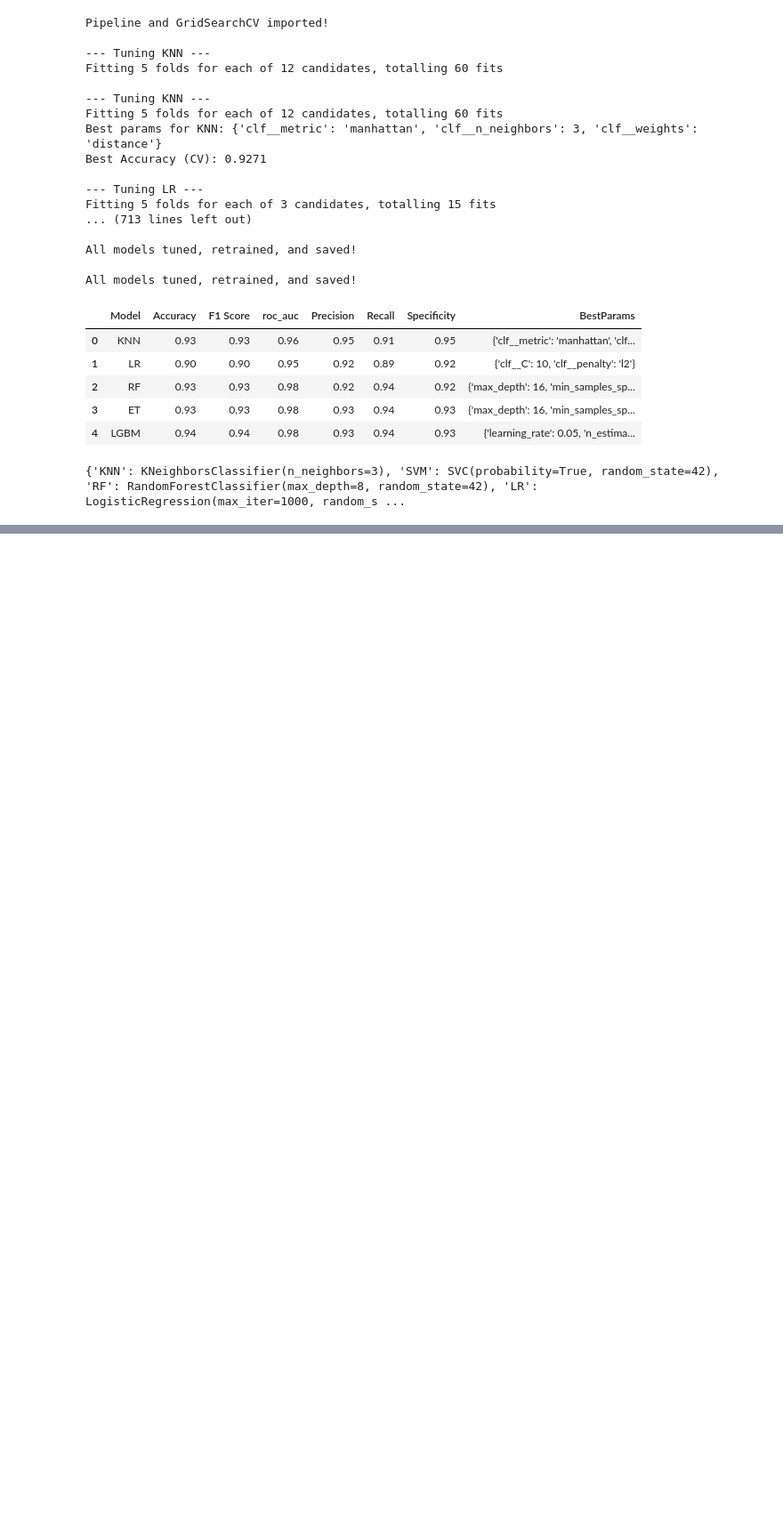
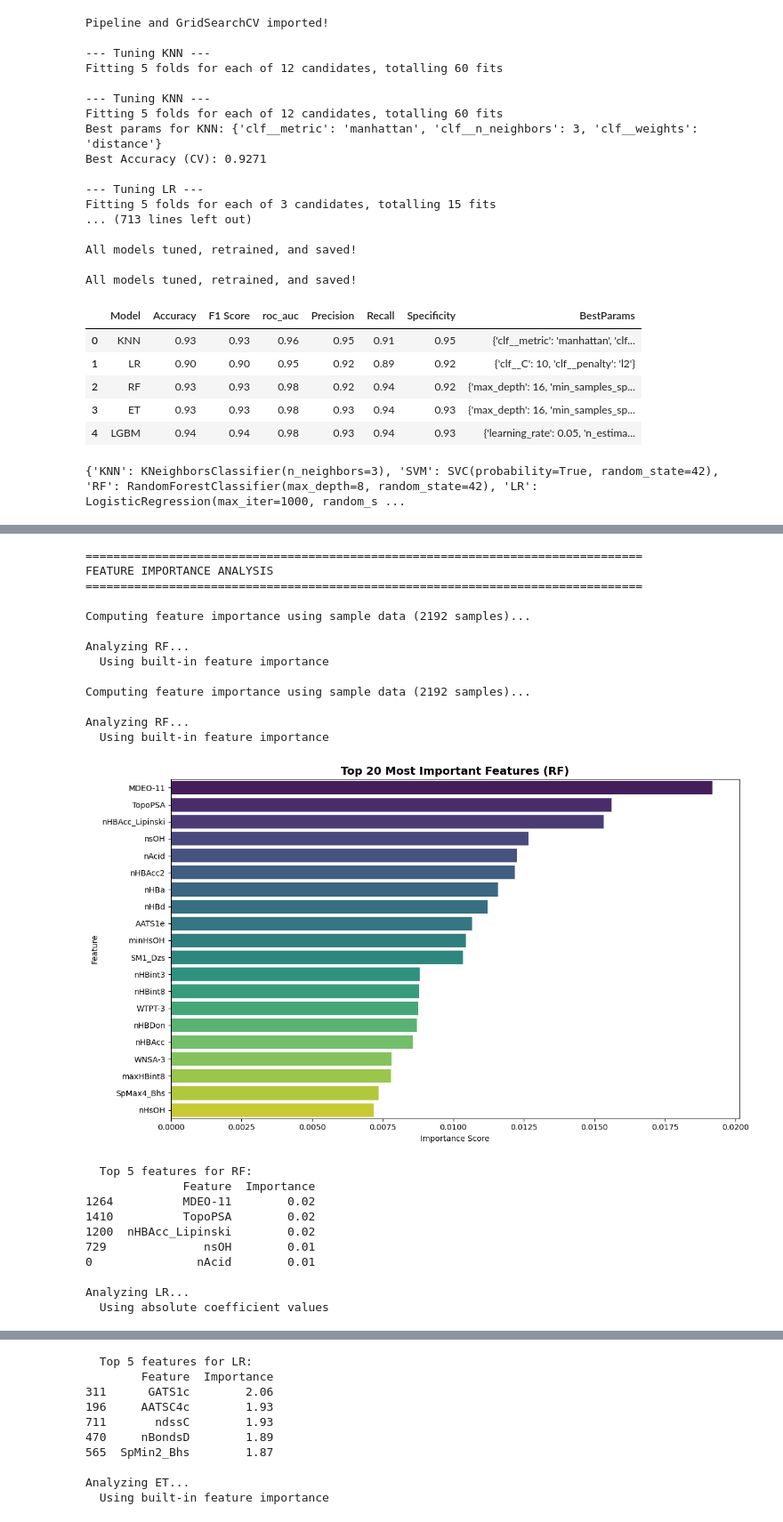
Before and after one commit to omicscodeathon/brainroute, a Jupyter notebook: notebooks/padel_model.ipynb, the cells around one changed output, grey strips where cells are left out. Shown at 89% size. Cells and saved outputs as stored; diff of their text form; code cells hidden in the pictures; blank space fills up the shorter version.

Commit message:
connecting padel models to webapp

```diff
--- a/notebooks/padel_model.ipynb
+++ b/notebooks/padel_model.ipynb
@@ -680,7 +616,7 @@ try:
 
     # Evaluate all tuned models (including XGB)
     all_models = dict(best_models)
-    all_models['XGB'] = best_xgb
+    #all_models['XGB'] = best_xgb
 
     for name, model in all_models.items():
         try:
@@ -802,7 +792,7 @@ try:
     importance_results = {}
 
     # Models to analyze
-    models_to_analyze = ['RF', 'XGB', 'LR', 'KNN', 'SVM', 'ET', 'LGBM']
+    models_to_analyze = ['RF', 'LR', 'ET', 'LGBM']
 
     for model_name in models_to_analyze:
         try:
@@ -834,30 +824,55 @@ try:
                 )
                 importances = perm_importance.importances_mean
 
             # Create DataFrame and get top 20 features
             ft_importance_df = pd.DataFrame({
                 'Feature': feature_names,
                 'Importance': importances
             }).sort_values(by='Importance', ascending=False).head(20)
 
             importance_results[model_name] = ft_importance_df
 
             # Plotting
             plt.figure(figsize=(12, 7))
             sns.barplot(x='Importance', y='Feature', data=ft_importance_df, palette='viridis')
             plt.title(f'Top 20 Most Important Features ({model_name})', fontsize=14, fontweight='bold')
             plt.xlabel('Importance Score')
             plt.ylabel('Feature')
             plt.tight_layout()
             plt.savefig(f'../figures/padel_{model_name}_feature_importance.png', dpi=300, bbox_inches='tight')
             plt.show()
 
             print(f'\n  Top 5 features for {model_name}:')
             print(ft_importance_df.head(5).to_string())
 
         except Exception as e:
             print(f'Error analyzing {model_name}: {e}')
             continue
 
 except Exception as e:
     print(f'Error in feature importance analysis: {e}')
+# %% [output]
+================================================================================
+FEATURE IMPORTANCE ANALYSIS
+================================================================================
+
+Computing feature importance using sample data (2192 samples)...
+
+Analyzing RF...
+  Using built-in feature importance
+
+Computing feature importance using sample data (2192 samples)...
+
+Analyzing RF...
+  Using built-in feature importance
+[figure, added]
+  Top 5 features for RF:
+              Feature  Importance
+1264          MDEO-11        0.02
+1410          TopoPSA        0.02
+1200  nHBAcc_Lipinski        0.02
+729              nsOH        0.01
+0               nAcid        0.01
+
+Analyzing LR...
+  Using absolute coefficient values
@@ -863,0 +880,10 @@ except Exception as e:
+  Top 5 features for LR:
+        Feature  Importance
+311      GATS1c        2.06
+196     AATSC4c        1.93
+711       ndssC        1.93
+470     nBondsD        1.89
+565  SpMin2_Bhs        1.87
+
+Analyzing ET...
+  Using built-in feature importance
```
Also changed, not shown: parts of 8 cells of this notebook, 8 other files.
